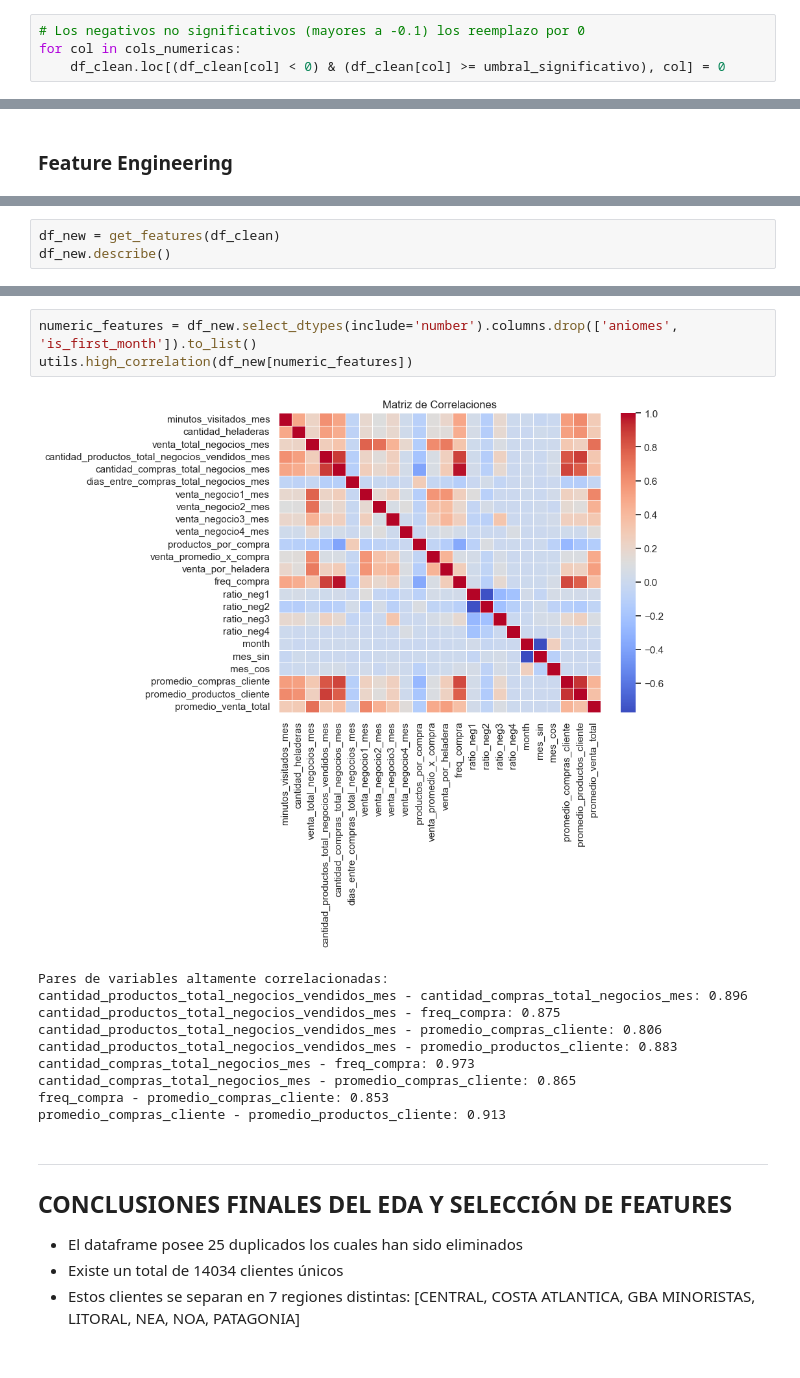
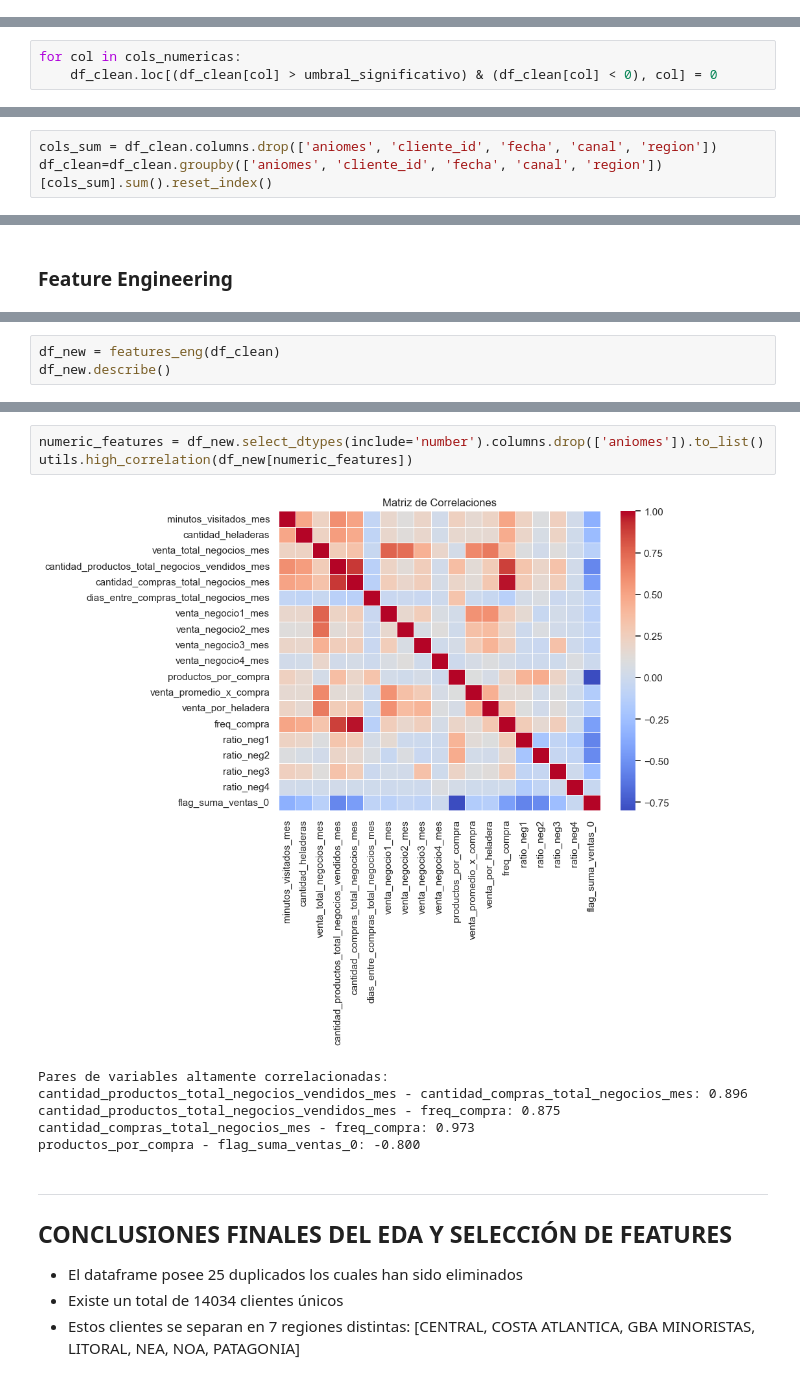
Before and after one commit to msolpera/challenge_quilmes, a Jupyter notebook: notebooks/EDA.ipynb, the cells around one changed output, grey strips where cells are left out. Saved outputs shown, nothing was run; the diff lists cells and outputs as text.

```diff
--- a/notebooks/EDA.ipynb
+++ b/notebooks/EDA.ipynb
@@ -428,7 +446,3 @@ negativos_significativos
  'venta_negocio2_mes': {'total_negativos': 531, 'significativos': 279},
  'venta_negocio3_mes': {'total_negativos': 138, 'significativos': 75},
  'venta_negocio4_mes': {'total_negativos': 6, 'significativos': 0}}
-# %%
-# Los negativos no significativos (mayores a -0.1) los reemplazo por 0
-for col in cols_numericas:
-    df_clean.loc[(df_clean[col] < 0) & (df_clean[col] >= umbral_significativo), col] = 0
@@ -434,0 +451,3 @@ for col in cols_numericas:
+# %%
+for col in cols_numericas:
+    df_clean.loc[(df_clean[col] > umbral_significativo) & (df_clean[col] < 0), col] = 0
@@ -502,0 +576,3 @@ ventas_por_negocio
+# %%
+cols_sum = df_clean.columns.drop(['aniomes', 'cliente_id', 'fecha', 'canal', 'region'])
+df_clean=df_clean.groupby(['aniomes', 'cliente_id', 'fecha', 'canal', 'region'])[cols_sum].sum().reset_index()
@@ -557,5 +651,5 @@ Se agregan features que miden relaciones comerciales, temporales y relacionadas
 # %%
-df_new = get_features(df_clean)
+df_new = features_eng(df_clean)
 df_new.describe()
 # %% [output]
 |  | aniomes | fecha | minutos_visitados_mes | cantidad_heladeras | venta_total_negocios_mes | ... |
@@ -579,17 +673,13 @@ plt.show()
 # %%
-numeric_features = df_new.select_dtypes(include='number').columns.drop(['aniomes', 'is_first_month']).to_list()
+numeric_features = df_new.select_dtypes(include='number').columns.drop(['aniomes']).to_list()
 utils.high_correlation(df_new[numeric_features])
 # %% [output]
-[figure, old version]
+[figure, new version]
 Pares de variables altamente correlacionadas:
 cantidad_productos_total_negocios_vendidos_mes - cantidad_compras_total_negocios_mes: 0.896
 cantidad_productos_total_negocios_vendidos_mes - freq_compra: 0.875
-cantidad_productos_total_negocios_vendidos_mes - promedio_compras_cliente: 0.806
-cantidad_productos_total_negocios_vendidos_mes - promedio_productos_cliente: 0.883
 cantidad_compras_total_negocios_mes - freq_compra: 0.973
-cantidad_compras_total_negocios_mes - promedio_compras_cliente: 0.865
-freq_compra - promedio_compras_cliente: 0.853
-promedio_compras_cliente - promedio_productos_cliente: 0.913
+productos_por_compra - flag_suma_ventas_0: -0.800
 # %% [markdown]
 ---
 ## CONCLUSIONES FINALES DEL EDA Y SELECCIÓN DE FEATURES
```
Also changed, not shown: parts of 48 cells of this notebook, 42 other files.
